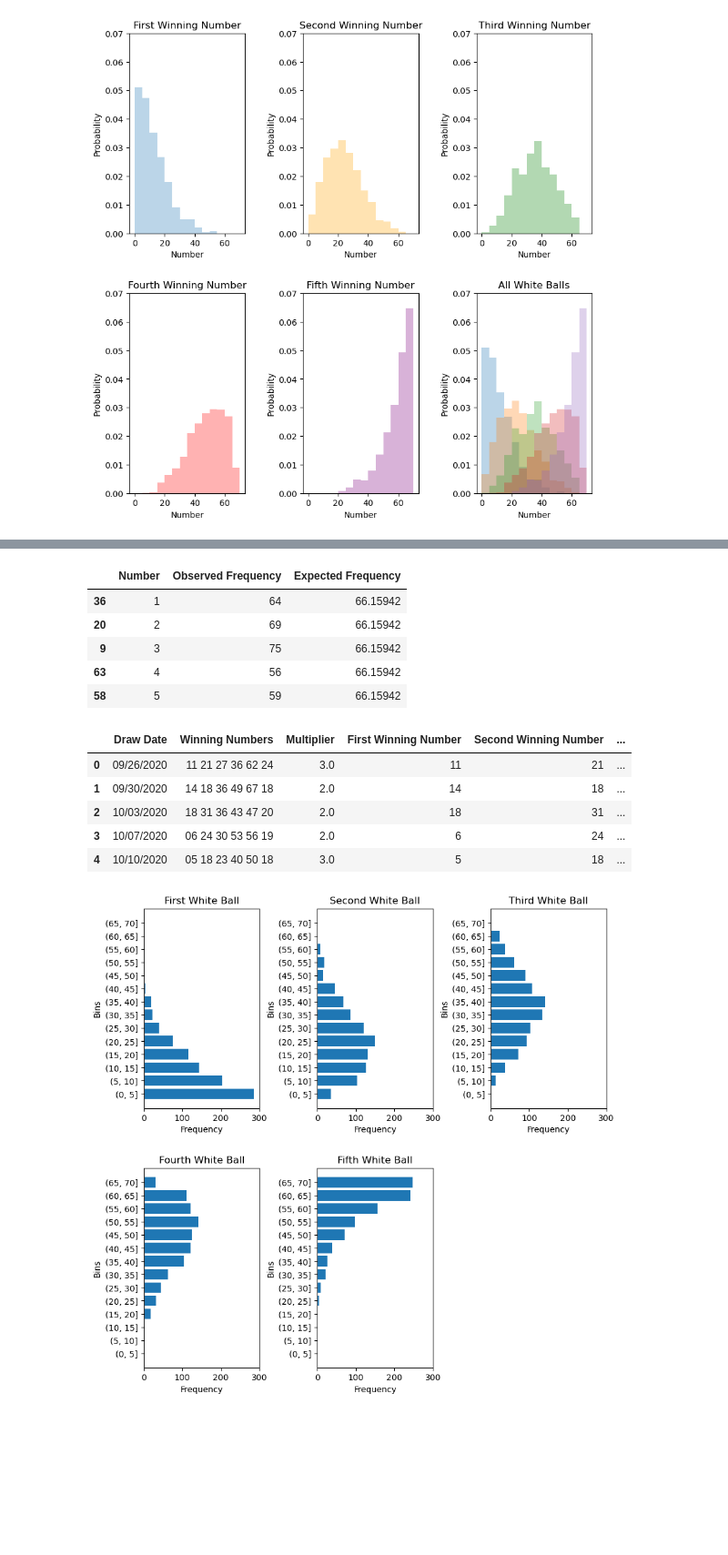
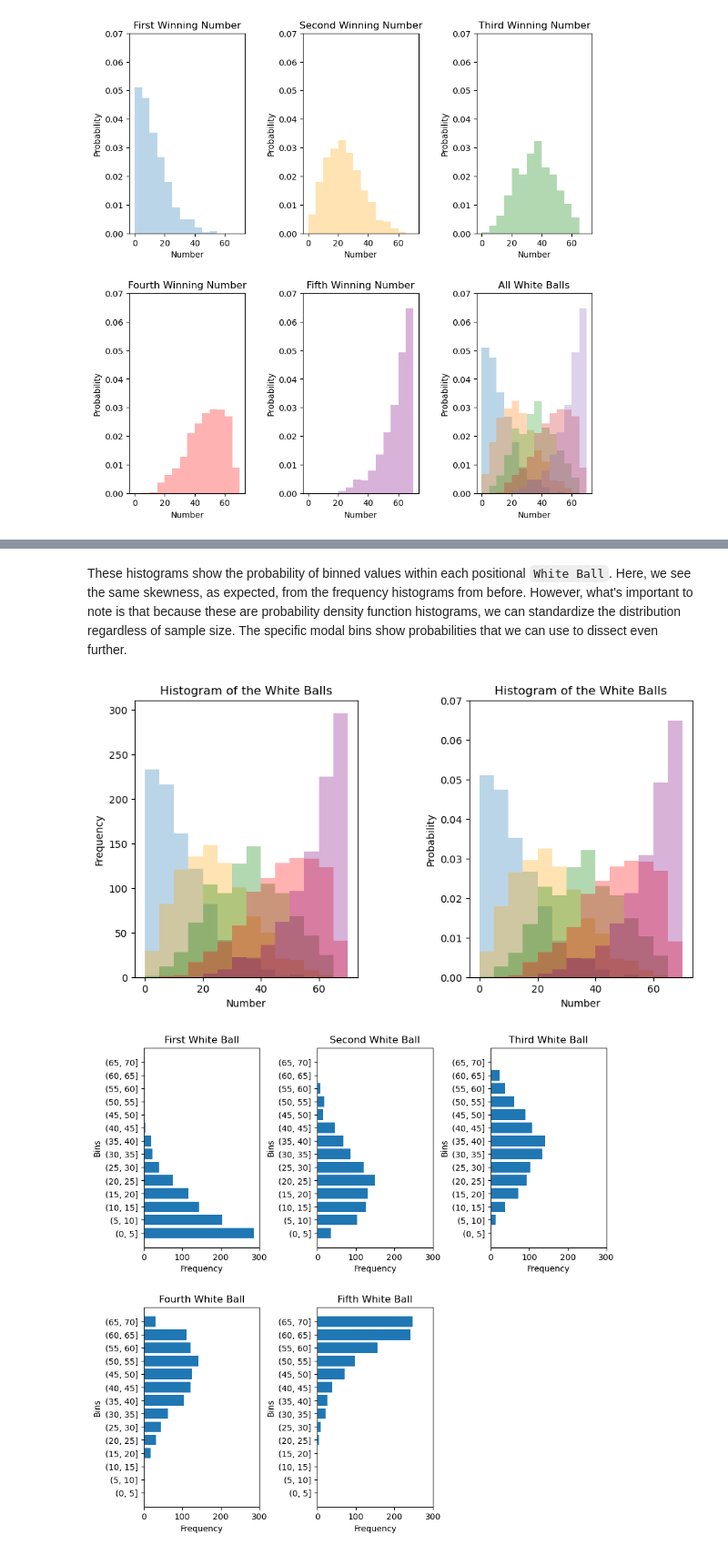
Before and after one commit to thejjserg/lottery-analysis, a Jupyter notebook: lottery-analysis.ipynb, the cells around one changed output, grey strips where cells are left out. Shown at 91% size. Cells and saved outputs as stored; diff of their text form; code cells hidden in the pictures; blank space fills up the shorter version.

```diff
--- a/lottery-analysis.ipynb
+++ b/lottery-analysis.ipynb
@@ -1042,21 +1005,47 @@ plt.show()
-# %%
-all_white_frequency.head()
-# %% [output]
-|  | Number | Observed Frequency | Expected Frequency |
-| 36 | 1 | 64 | 66.15942 |
-| 20 | 2 | 69 | 66.15942 |
-| 9 | 3 | 75 | 66.15942 |
-| 63 | 4 | 56 | 66.15942 |
-| 58 | 5 | 59 | 66.15942 |
-# %%
-lottery.head()
-# %% [output]
-|  | Draw Date | Winning Numbers | Multiplier | First Winning Number | Second Winning Number | ... |
-| 0 | 09/26/2020 | 11 21 27 36 62 24 | 3.0 | 11 | 21 | ... |
-| 1 | 09/30/2020 | 14 18 36 49 67 18 | 2.0 | 14 | 18 | ... |
-| 2 | 10/03/2020 | 18 31 36 43 47 20 | 2.0 | 18 | 31 | ... |
-| 3 | 10/07/2020 | 06 24 30 53 56 19 | 2.0 | 6 | 24 | ... |
-| 4 | 10/10/2020 | 05 18 23 40 50 18 | 3.0 | 5 | 18 | ... |
+# %% [markdown]
+These histograms show the probability of binned values within each positional `White Ball`. Here, we see the same skewness, as expected, from the frequency histograms from before. However, what's important to note is that because these are probability density function histograms, we can standardize the distribution regardless of sample size. The specific modal bins show probabilities that we can use to dissect even further.
+# %%
+# Create a Figure to Showcase the Distribution of Each White Ball
+fig = plt.figure(figsize = (10, 5))
+plt.subplots_adjust(wspace = 0.5)
+plt.subplots_adjust(hspace = 0.3)
+bins = list(filter(lambda x: x % 5 == 0, range(71)))
+
+
+# First Plot
+ax1 = fig.add_subplot(1, 2, 1)
+# Show the Combined Histogram in One Graph
+plt.hist(lottery["First Winning Number"], bins = bins, range = (0, 70), alpha = 0.3, label = "First Winning Number")
+plt.hist(lottery["Second Winning Number"], bins = bins, range = (0, 70), alpha = 0.3, label = "Second Winning Number", color = "orange")
+plt.hist(lottery["Third Winning Number"], bins = bins, range = (0, 70), alpha = 0.3, label = "Third Winning Number", color = "green")
+plt.hist(lottery["Fourth Winning Number"], bins = bins, range = (0, 70), alpha = 0.3, label = "Fourth Winning Number", color = "red")
+plt.hist(lottery["Fifth Winning Number"], bins = bins, range = (0, 70), alpha = 0.3, label = "Fifth Winning Number", color = "purple")
+
+# Create Labels
+plt.title("Histogram of the White Balls")
+plt.xlabel("Number")
+plt.ylabel("Frequency")
+
+# Second Plot
+ax2 = fig.add_subplot(1, 2, 2)
+# Show the Combined Histogram in One Graph
+plt.hist(lottery["First Winning Number"], bins = bins, density = True, range = (0, 70), alpha = 0.3, label = "First Winning Number")
+plt.hist(lottery["Second Winning Number"], bins = bins, density = True, range = (0, 70), alpha = 0.3, label = "Second Winning Number", color = "orange")
+plt.hist(lottery["Third Winning Number"], bins = bins, density = True, range = (0, 70), alpha = 0.3, label = "Third Winning Number", color = "green")
+plt.hist(lottery["Fourth Winning Number"], bins = bins, density = True, range = (0, 70), alpha = 0.3, label = "Fourth Winning Number", color = "red")
+plt.hist(lottery["Fifth Winning Number"], bins = bins, density = True, range = (0, 70), alpha = 0.3, label = "Fifth Winning Number", color = "purple")
+
+# Create Labels
+plt.title("Histogram of the White Balls")
+plt.xlabel("Number")
+plt.ylabel("Probability")
+plt.ylim(0, 0.07)
+
+# Show and Close the Plots
+plt.show()
+plt.close()
+# %% [output]
+[figure, added]
 # %%
 # Binning the White Numbers
 bins = list(filter(lambda x: x % 5 == 0, range(71)))
```
Also changed, not shown: parts of 13 cells of this notebook.
